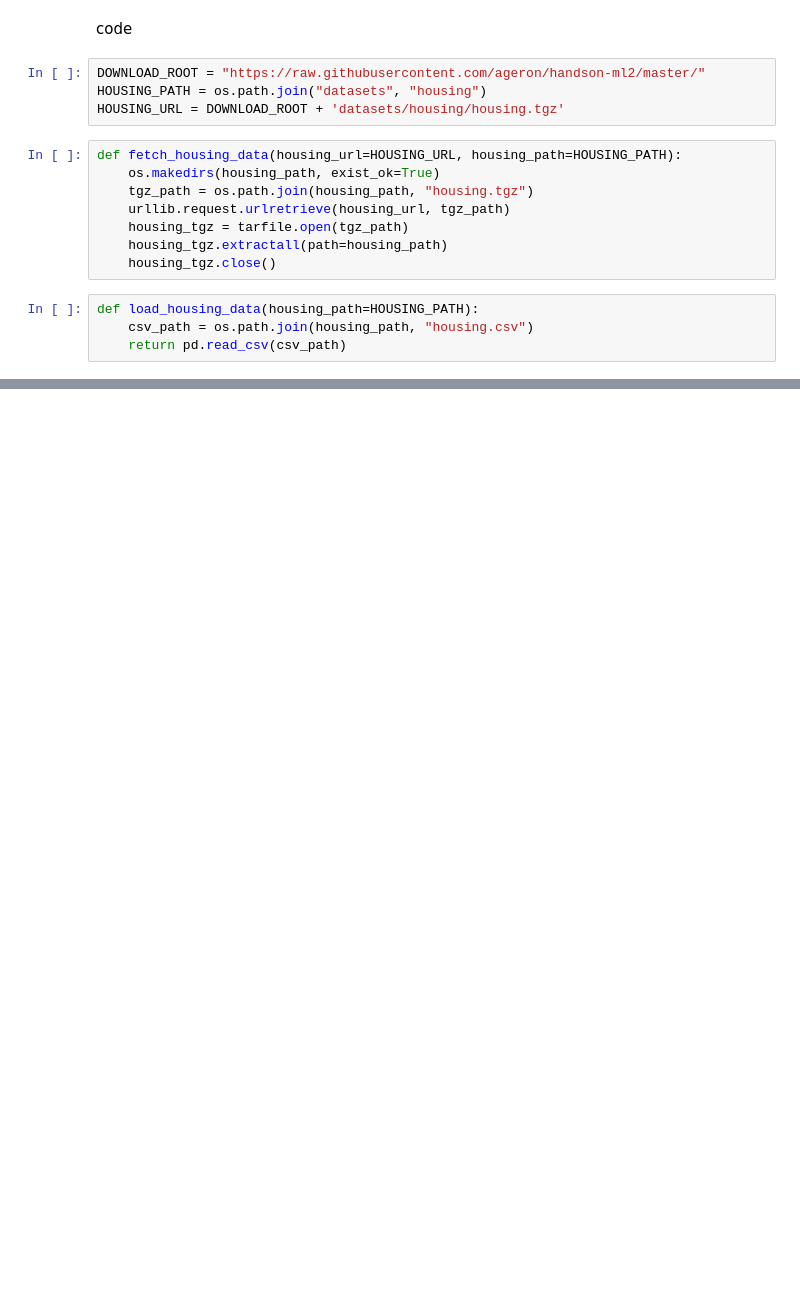
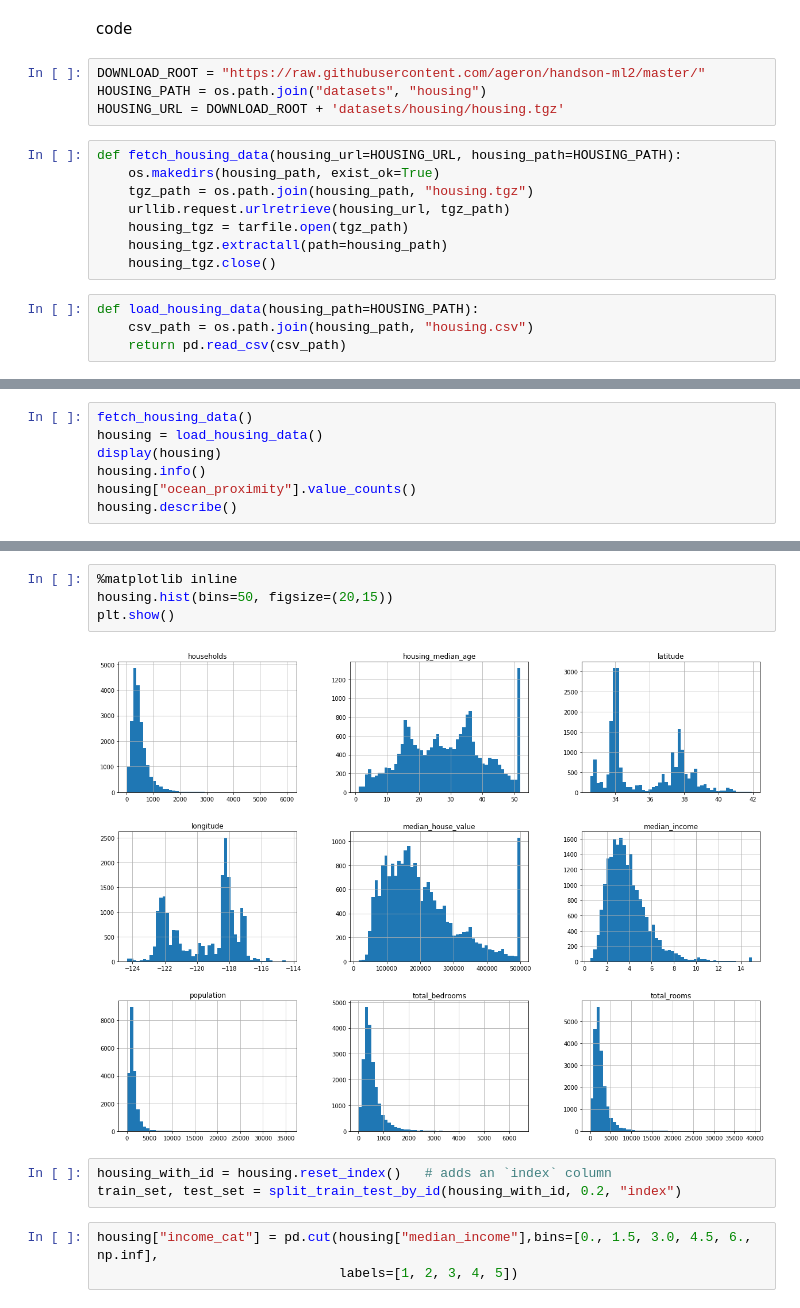
Before and after one commit to teemal/machine_learning_and_data_mining, a Jupyter notebook: book_activity_0.ipynb, the cells around one changed output, grey strips where cells are left out. Cells and saved outputs as stored; diff of their text form; blank space fills up the shorter version.

```diff
--- a/book_activity_0.ipynb
+++ b/book_activity_0.ipynb
@@ -33,0 +32,7 @@ FileNotFoundError: [Errno 2] File datasets/housing/housing.csv does not exist: '
+# %%
+fetch_housing_data()
+housing = load_housing_data()
+display(housing)
+housing.info()
+housing["ocean_proximity"].value_counts()
+housing.describe()
@@ -33,0 +79,12 @@ FileNotFoundError: [Errno 2] File datasets/housing/housing.csv does not exist: '
+# %%
+%matplotlib inline
+housing.hist(bins=50, figsize=(20,15))
+plt.show()
+# %% [output]
+[figure, added]
+# %%
+housing_with_id = housing.reset_index()   # adds an `index` column
+train_set, test_set = split_train_test_by_id(housing_with_id, 0.2, "index")
+# %%
+housing["income_cat"] = pd.cut(housing["median_income"],bins=[0., 1.5, 3.0, 4.5, 6., np.inf],
+                               labels=[1, 2, 3, 4, 5])
```
Also changed, not shown: parts of 16 cells of this notebook.
